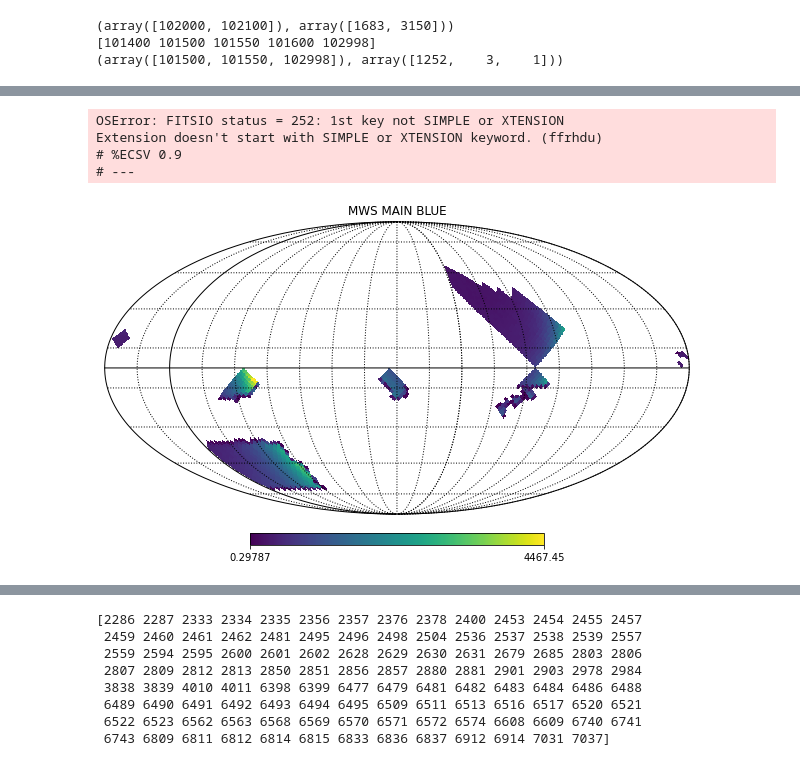
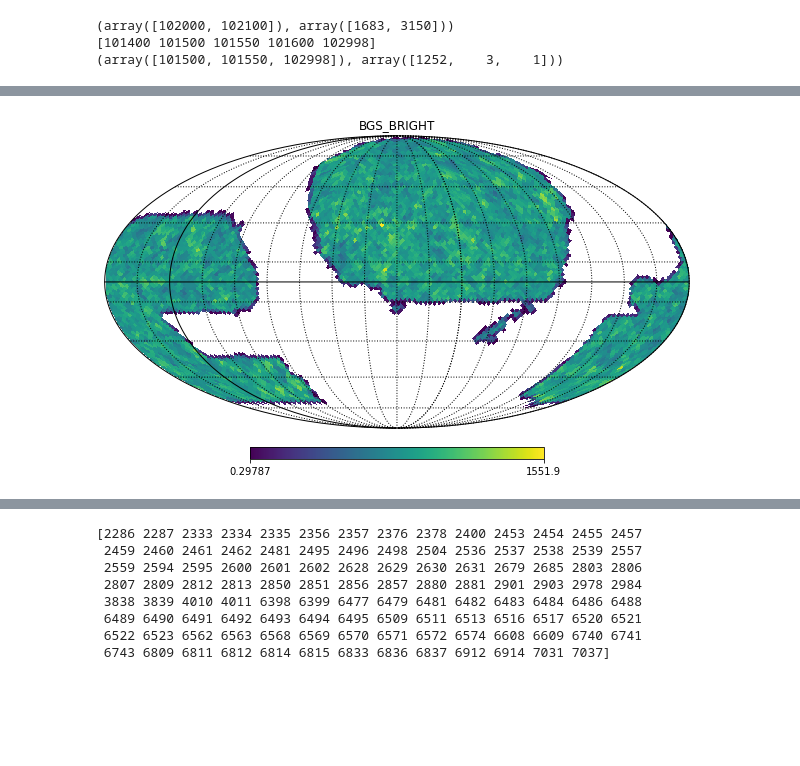
Before and after one commit to michaelJwilson/S4Mock, a Jupyter notebook: densities_and_priorities.ipynb, the cells around one changed output, grey strips where cells are left out. Cells and saved outputs as stored; diff of their text form; code cells hidden in the pictures; blank space fills up the shorter version.

```diff
--- a/densities_and_priorities.ipynb
+++ b/densities_and_priorities.ipynb
@@ -235,78 +307,24 @@ WARNING: MergeConflictWarning: Cannot merge meta key 'FILEHPX' types <class 'int
-# %%
-import fitsio
-import glob
-from astropy.table import vstack
-# to_grab will be a list of file paths for files in the directory provided.
-#to_grab=glob.glob('/global/cfs/cdirs/desi/survey/ops/surveyops/trunk/mtl/sv3/bright/sv3mtl-bright-hp-*.ecsv')
-to_grab=glob.glob('/global/cfs/cdirs/desi/survey/ops/surveyops/trunk/mtl/main/bright/mtl-bright-hp-*.ecsv')
-
-# very good practice to apply sorted, otherwise the file ordering will be random 	and non-repeatable.
-to_grab = sorted(to_grab)
-# List of tables.  Here, I’m limiting it to 10 healpixels.
-hp_stack = [fitsio.read(x) for x in to_grab[:10]]
-# Create a big table from the list of tables.
-data_stack = vstack(hp_stack)
-
-mask,idx = np.unique(data_stack['TARGETID'],return_index=True)
-data_stack = data_stack[idx]
-# %% [output]
-OSError: FITSIO status = 252: 1st key not SIMPLE or XTENSION
-Extension doesn't start with SIMPLE or XTENSION keyword. (ffrhdu)
-# %ECSV 0.9
-# ---
 # %%
-is_main_blue = (data_stack["MWS_TARGET"].data & mws_mask["MWS_MAIN_BLUE"]) != 0
-main_blue_stack = data_stack[is_main_blue]
-
-longitude = main_blue_stack['RA']
-latitude = main_blue_stack['DEC']
-unique_target_list = main_blue_stack['TARGETID']
-
-#set coordinate system, convert units and get rid of nan
-longitude = longitude.to(u.radian)
-longitude = longitude.value
-
-longitude = longitude[~  np.isnan(longitude)]
-
-latitude = latitude.to(u.radian)
-latitude = latitude.value
-
-co_latitude = (np.pi/2) - latitude
-
-co_latitude = co_latitude[~  np.isnan(co_latitude)]
-
-#number of pixels on sphere and pixel area
-npix = hp.nside2npix(nside)
-pixel_area = hp.nside2pixarea(nside,degrees=True)
-
 #indices of pixels with non-zero density
-all_pixel_indices = hp.ang2pix(nside, co_latitude, longitude,nest=True)
-
-#no. targets per pixel, initially 0
-targets_per_pixel = np.zeros(hp.nside2npix(nside))
-
-"""
-#if want to plot histogram
-nbins=np.arange(all_pixel_indices.min(), all_pixel_indices.max(), 1)
-counts,bins,bars = plt.hist(all_pixel_indices,nbins)
-print(bins)
-plt.xlabel('Pixel index')
-plt.ylabel('Frequency')
-"""
+# all_pixel_indices = hp.ang2pix(nside, co_latitude, longitude,nest=True)
+all_pixel_indices = hp.ang2pix(nside, data_stack['RA'].data, data_stack['DEC'].data,nest=True, lonlat=True)
 
 filled_pixel_index, filled_targets_per_pixel = np.unique(all_pixel_indices, return_counts=True)
 
 #correct area
 exp_density_per_pixel = pixel_area * orig_density_per_deg
 corr_factor = filled_targets_per_pixel/exp_density_per_pixel
 corr_pixel_area = pixel_area * corr_factor
 
 #update no. targets per pixel
+#no. targets per pixel, initially 0
+targets_per_pixel = np.zeros(hp.nside2npix(nside))
+
 targets_per_pixel[filled_pixel_index] = filled_targets_per_pixel/pixel_area
 targets_per_pixel[targets_per_pixel == 0] = np.NaN
 
 #mollview map of pixels
-hp.mollview(targets_per_pixel,nest=True,rot=(220, 0.0, 0.0), badcolor='white',title='MWS MAIN BLUE')
+hp.mollview(targets_per_pixel,nest=True,rot=(220, 0.0, 0.0), badcolor='white',title=ttype)
 hp.graticule(dpar=5, dmer=5)
 # %% [output]
-[figure, old version]
+[figure, new version]
```
Also changed, not shown: parts of 12 cells of this notebook.
